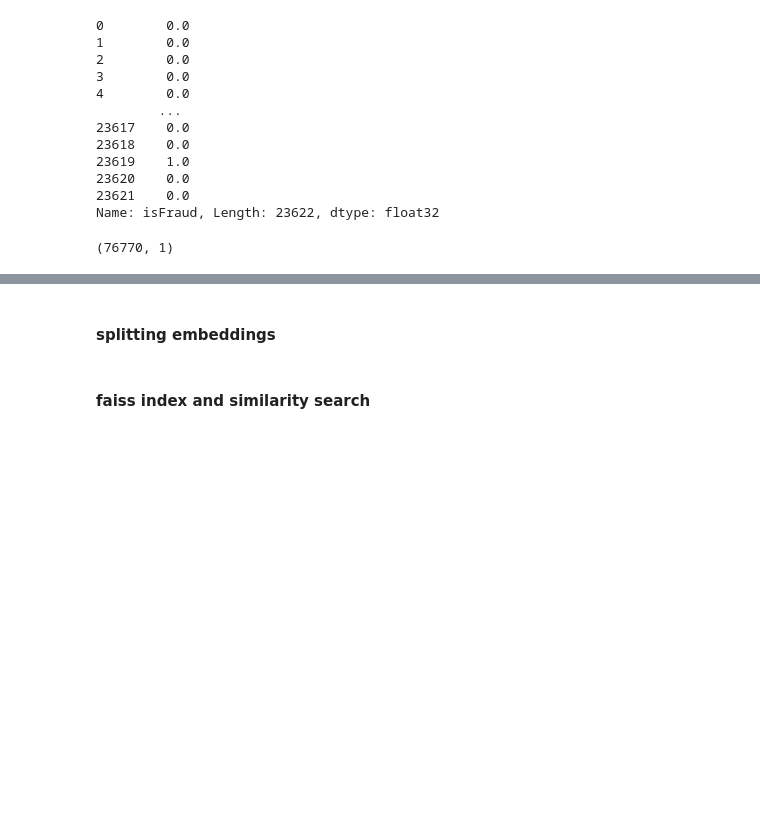
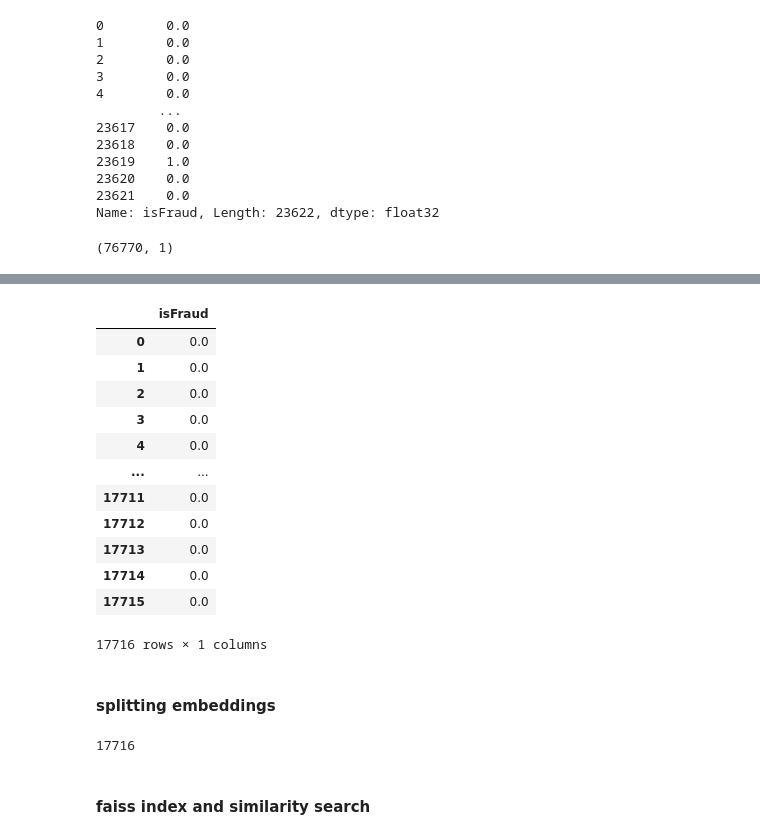
Before and after one commit to annimukherjee/FAR-FD, a Jupyter notebook: 3_experiments/RAFD_Anubha.ipynb, the cells around one changed output, grey strips where cells are left out. Cells and saved outputs as stored; diff of their text form; code cells hidden in the pictures; blank space fills up the shorter version.

```diff
--- a/3_experiments/RAFD_Anubha.ipynb
+++ b/3_experiments/RAFD_Anubha.ipynb
@@ -67,3 +87,19 @@ train_y.shape
+# %%
+val_y_df
+# %% [output]
+|  | isFraud |
+| 0 | 0.0 |
+| 1 | 0.0 |
+| 2 | 0.0 |
+| 3 | 0.0 |
+| 4 | 0.0 |
+| ... | ... |
+| 17711 | 0.0 |
+| 17712 | 0.0 |
+| 17713 | 0.0 |
+| 17714 | 0.0 |
+| 17715 | 0.0 |
+17716 rows × 1 columns
 # %% [markdown]
 #### splitting embeddings
 # %%
@@ -86,3 +124,7 @@ test_embeddings = cls_embeddings[test_size:]
+# %%
+len(val_embeddings) # 15% of total rows.
+# %% [output]
+17716
 # %% [markdown]
 #### faiss index and similarity search
 # %%
```
Also changed, not shown: parts of 15 cells of this notebook.
